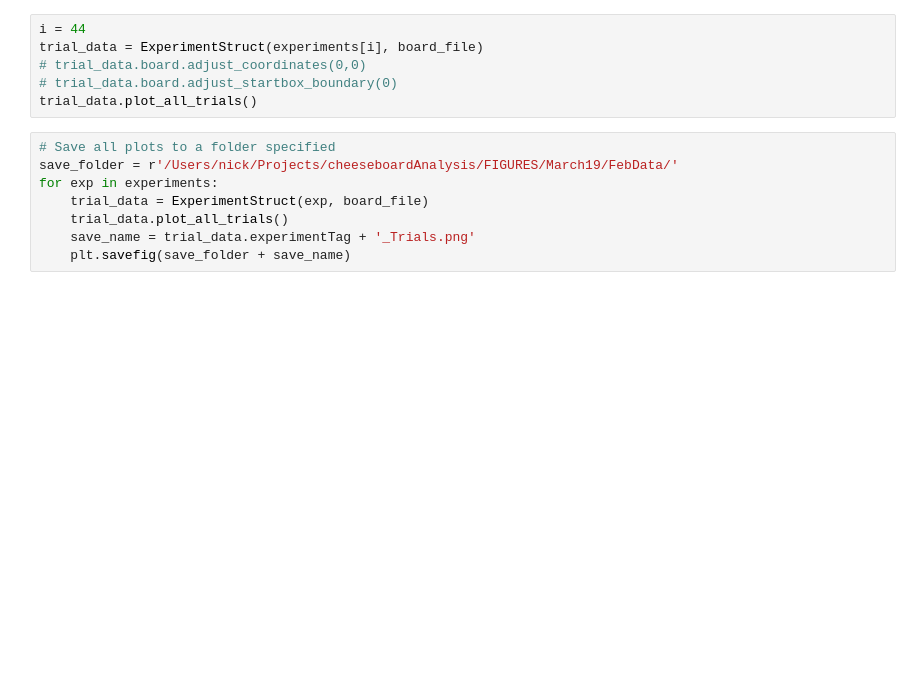
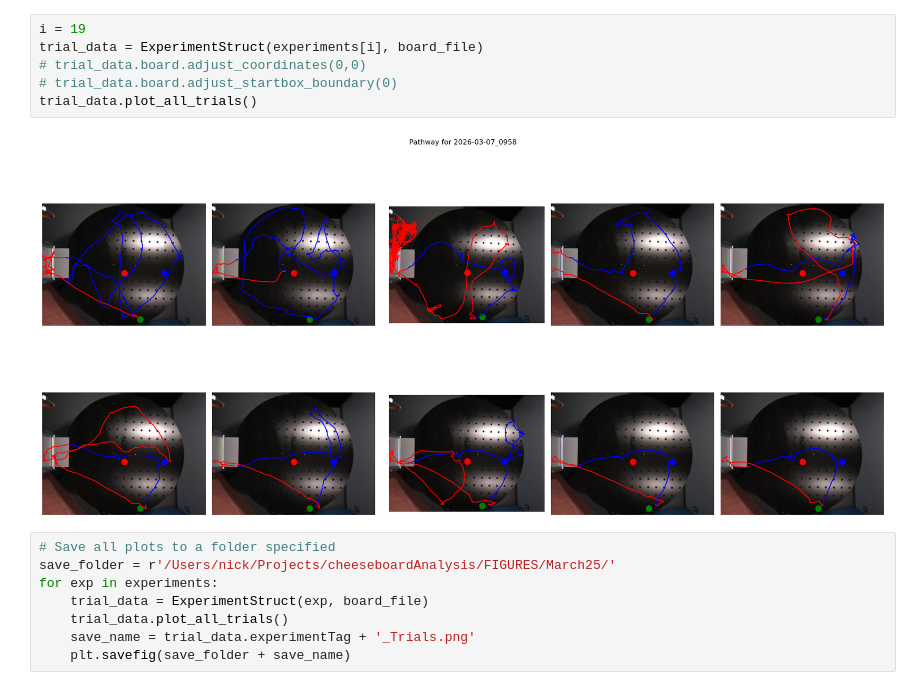
Before and after one commit to nriveira/cheeseboardAnalysis, a Jupyter notebook: PIPELINE/experimentRewardLabeler.ipynb, the cells around one changed output. Saved outputs shown, nothing was run; the diff lists cells and outputs as text; blank space fills up the shorter version.

```diff
--- a/PIPELINE/experimentRewardLabeler.ipynb
+++ b/PIPELINE/experimentRewardLabeler.ipynb
@@ -18,12 +20,14 @@ print(len(experiments))
 # %%
-i = 44
+i = 19
 trial_data = ExperimentStruct(experiments[i], board_file)
 # trial_data.board.adjust_coordinates(0,0)
 # trial_data.board.adjust_startbox_boundary(0)
 trial_data.plot_all_trials()
+# %% [output]
+[figure, added]
 # %%
 # Save all plots to a folder specified
-save_folder = r'/Users/nick/Projects/cheeseboardAnalysis/FIGURES/March19/FebData/'
+save_folder = r'/Users/nick/Projects/cheeseboardAnalysis/FIGURES/March25/'
 for exp in experiments:
     trial_data = ExperimentStruct(exp, board_file)
     trial_data.plot_all_trials()
```
Also changed, not shown: parts of 1 cell of this notebook, 1 other file.
